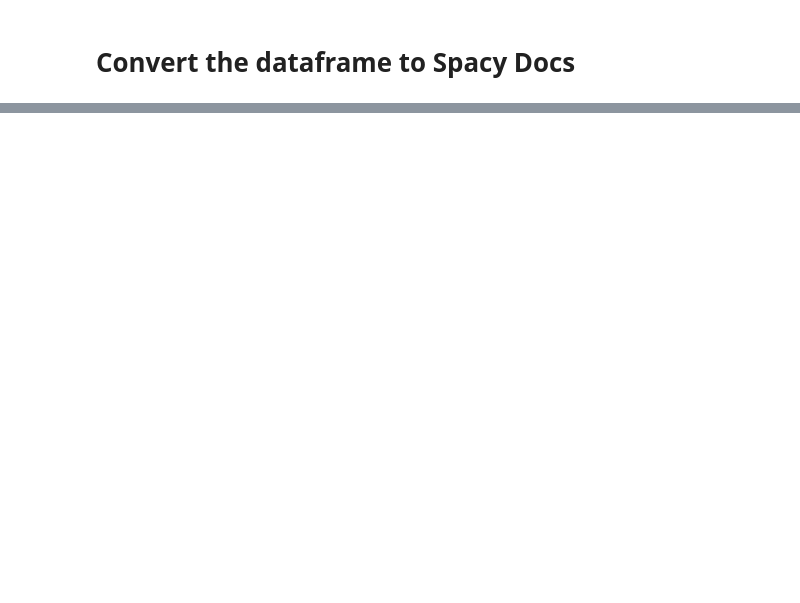
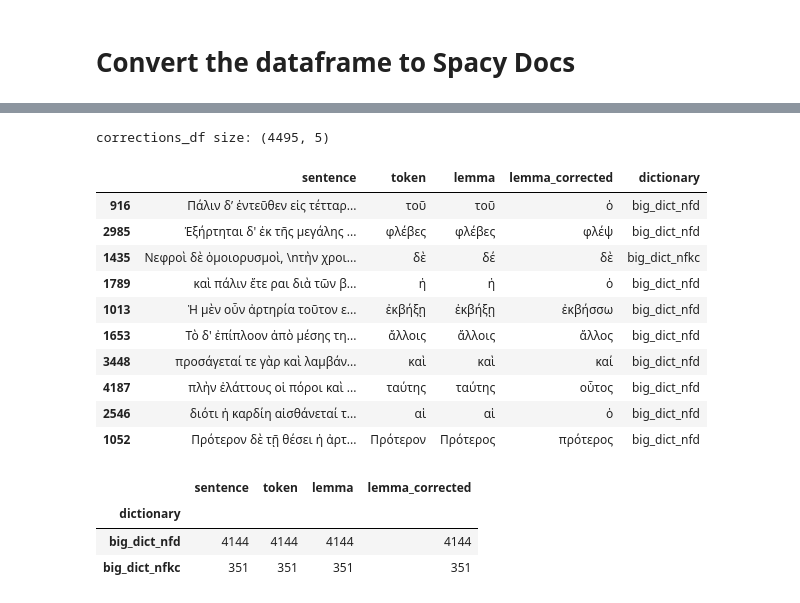
Before and after one commit to Atlogit/greCy_Atlomy, a Jupyter notebook: src/Greek_Lemmatizer_norm_dev.ipynb, the cells around one changed output, grey strips where cells are left out. Saved outputs shown, nothing was run; the diff lists cells and outputs as text; code cells hidden in the pictures; blank space fills up the shorter version.

```diff
--- a/src/Greek_Lemmatizer_norm_dev.ipynb
+++ b/src/Greek_Lemmatizer_norm_dev.ipynb
@@ -184,0 +300,11 @@ train_data_df.head(10)
+# %%
+# create two copies of dictionary, one in NFD, other in NFKC
+FIRST_FORMAT = 'NFD'
+SECOND_FORMAT = 'NFKC'
+
+big_dict_nfd = {}
+big_dict_nfkc = {}
+
+for key, value in big_dict.items():
+    big_dict_nfd[normalize(FIRST_FORMAT, key)] = normalize(FIRST_FORMAT, value)
+    big_dict_nfkc[normalize(SECOND_FORMAT, key)] = normalize(SECOND_FORMAT, value)
@@ -184,0 +320,6 @@ train_data_df.head(10)
+# %%
+# merge sentences from inception and coda
+
+sentences = df['Quote'].tolist() + inception_sentences
+sentences = list(set(sentences))
+random.sample(sentences, 10)
@@ -184,0 +337,51 @@ train_data_df.head(10)
+# %%
+# run nlp pipeline on sentences
+# install spacy grc model if not already installed
+nlp = spacy.load("grc_proiel_sm") # I use small model for speed but you should use trf (transformer) model for better accuracy
+
+# create DocBin object to store docs
+db = DocBin()
+# create df to record corrections
+corrections_df = pd.DataFrame(columns=['sentence', 'token', 'lemma', 'lemma_corrected', 'dictionary'])
+corrected_sentences = 0
+for sentence in sentences:
+    doc = nlp(sentence)
+    # we use our dictionary to replace lemmas which the model didn't recognize correctly
+    for token in doc:
+        # if token text is a lexical value in our dictionary
+        if token.text in big_dict_nfd:
+            if token.lemma_ != big_dict_nfd[token.text]:
+                corrections_df = corrections_df.append({'sentence': sentence,  'token': token.text, 'lemma': token.lemma_, 'lemma_corrected': big_dict_nfd[token.text], 'dictionary': 'big_dict_nfd'}, ignore_index=True)
+                token.lemma_ = big_dict_nfd[token.text]
+
+        elif token.text in big_dict_nfkc:
+            if token.lemma_ != big_dict_nfkc[token.text]:
+                corrections_df = corrections_df.append({'sentence': sentence,  'token': token.text, 'lemma': token.lemma_, 'lemma_corrected': big_dict_nfkc[token.text], 'dictionary': 'big_dict_nfkc'}, ignore_index=True)
+                token.lemma_ = big_dict_nfkc[token.text]
+    db.add(doc)
+# %%
+print ("corrections_df size:", corrections_df.shape)
+# %% [output]
+corrections_df size: (4495, 5)
+# %%
+corrections_df.sample(10)
+# %% [output]
+|  | sentence | token | lemma | lemma_corrected | dictionary |
+| 916 | Πάλιν δ’ ἐντεῦθεν εἰς τέτταρ... | τοῦ | τοῦ | ὁ | big_dict_nfd |
+| 2985 | Ἐξήρτηται δ' ἐκ τῆς μεγάλης ... | φλέβες | φλέβες | φλέψ | big_dict_nfd |
+| 1435 | Νεφροὶ δὲ ὁμοιορυσμοὶ, \nτὴν χροι... | δὲ | δέ | δὲ | big_dict_nfkc |
+| 1789 | καὶ πάλιν ἕτε ραι διὰ τῶν β... | ἡ | ἡ | ὁ | big_dict_nfd |
+| 1013 | Ἡ μὲν οὖν ἀρτηρία τοῦτον ε... | ἐκβήξῃ | ἐκβήξῃ | ἐκβήσσω | big_dict_nfd |
+| 1653 | Τὸ δ' ἐπίπλοον ἀπὸ μέσης τη... | ἄλλοις | ἄλλοις | ἄλλος | big_dict_nfd |
+| 3448 | προσάγεταί τε γὰρ καὶ λαμβάν... | καὶ | καὶ | καί | big_dict_nfd |
+| 4187 | πλὴν ἐλάττους οἱ πόροι καὶ ... | ταύτης | ταύτης | οὗτος | big_dict_nfd |
+| 2546 | διότι ἡ καρδίη αἰσθάνεταί τ... | αἱ | αἱ | ὁ | big_dict_nfd |
+| 1052 | Πρότερον δὲ τῇ θέσει ἡ ἀρτ... | Πρότερον | Πρότερος | πρότερος | big_dict_nfd |
+# %%
+# find how many corrected by each dictionary
+corrections_df.groupby('dictionary').count()
+# %% [output]
+|  | sentence | token | lemma | lemma_corrected |
+| dictionary |  |  |  |  |
+| big_dict_nfd | 4144 | 4144 | 4144 | 4144 |
+| big_dict_nfkc | 351 | 351 | 351 | 351 |
```
Also changed, not shown: parts of 23 cells of this notebook.
